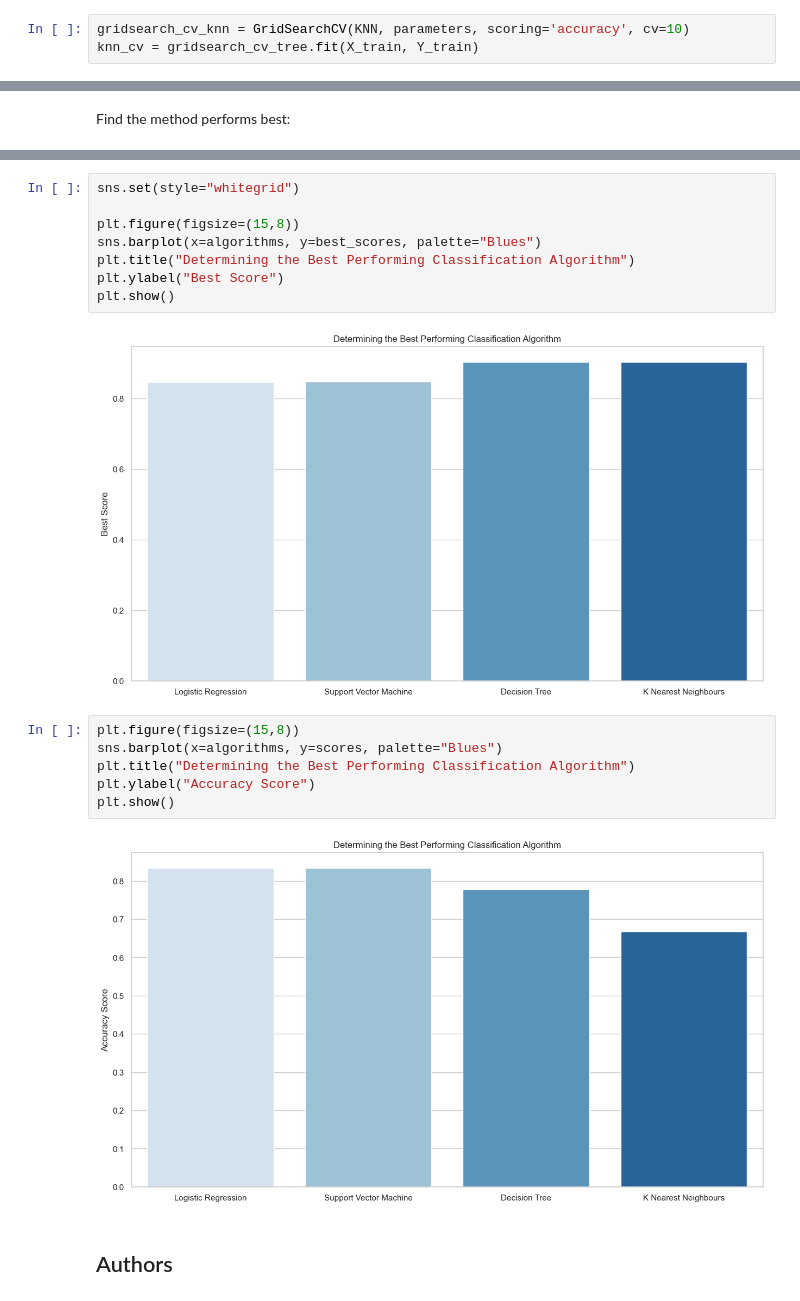
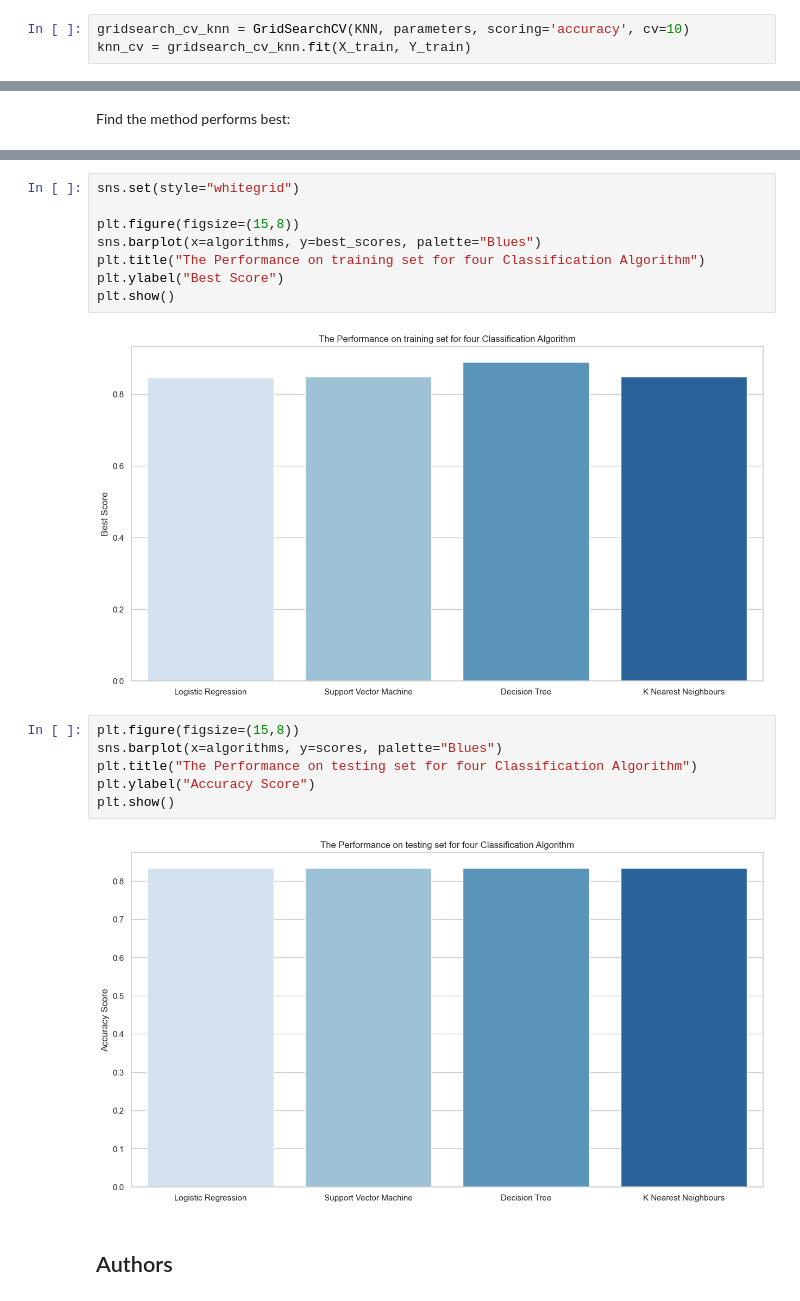
Before and after one commit to zzw-math/Winning-Space-Race, a Jupyter notebook: SpaceX_Machine_Learning_Prediction_Part_5.jupyterlite.ipynb, the cells around one changed output, grey strips where cells are left out. Saved outputs shown, nothing was run; the diff lists cells and outputs as text.

```diff
--- a/SpaceX_Machine_Learning_Prediction_Part_5.jupyterlite.ipynb
+++ b/SpaceX_Machine_Learning_Prediction_Part_5.jupyterlite.ipynb
@@ -287,7 +285,7 @@ parameters = {'n_neighbors': [1, 2, 3, 4, 5, 6, 7, 8, 9, 10],
 KNN = KNeighborsClassifier()
 # %%
 gridsearch_cv_knn = GridSearchCV(KNN, parameters, scoring='accuracy', cv=10)
-knn_cv = gridsearch_cv_tree.fit(X_train, Y_train)
+knn_cv = gridsearch_cv_knn.fit(X_train, Y_train)
 # %%
 print("tuned hpyerparameters :(best parameters) ",knn_cv.best_params_)
 print("accuracy :",knn_cv.best_score_)
@@ -332,19 +330,19 @@ sns.set(style="whitegrid")
 
 plt.figure(figsize=(15,8))
 sns.barplot(x=algorithms, y=best_scores, palette="Blues")
-plt.title("Determining the Best Performing Classification Algorithm")
+plt.title("The Performance on training set for four Classification Algorithm")
 plt.ylabel("Best Score")
 plt.show()
 # %% [output]
-[figure, old version]
+[figure, new version]
 # %%
 plt.figure(figsize=(15,8))
 sns.barplot(x=algorithms, y=scores, palette="Blues")
-plt.title("Determining the Best Performing Classification Algorithm")
+plt.title("The Performance on testing set for four Classification Algorithm")
 plt.ylabel("Accuracy Score")
 plt.show()
 # %% [output]
-[figure, old version]
+[figure, new version]
 # %% [markdown]
 ## Authors
 # %% [markdown]
```
Also changed, not shown: parts of 9 cells of this notebook, 7 other files.
